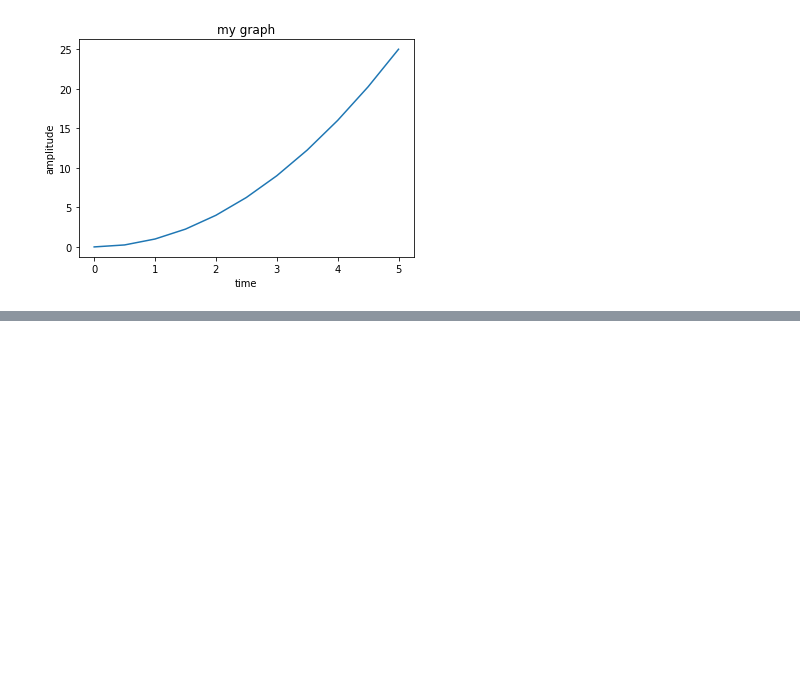
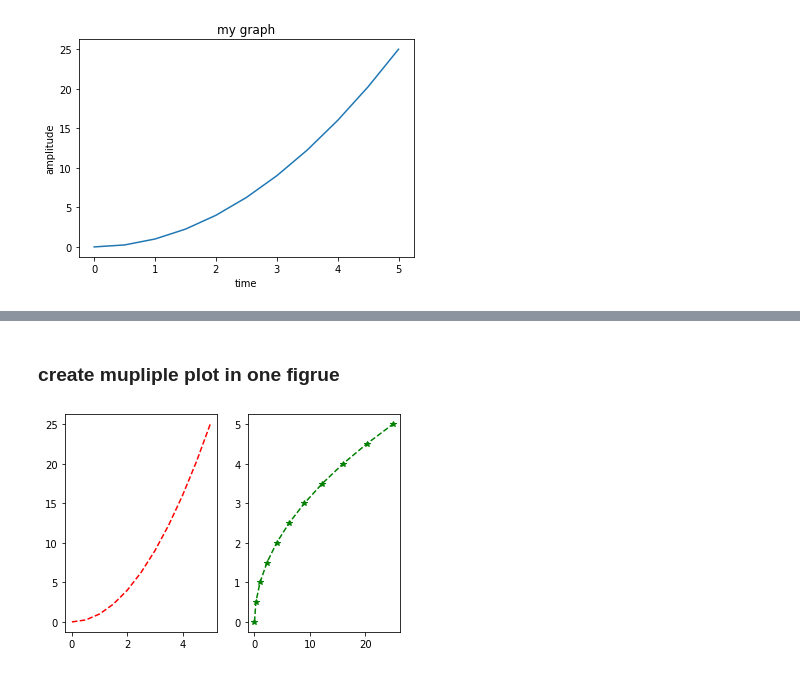
Before and after one commit to ikartik2001/CDAC-PYTHON-WITH-AI, a Jupyter notebook: JUPITER FOLDER (AI)/CLASSES JUPITER/class 14.ipynb, the cells around one changed output, grey strips where cells are left out. Drawn from its saved outputs; the diff is of its cells as text; code cells hidden in the pictures; blank space fills up the shorter version.

```diff
--- a/JUPITER FOLDER (AI)/CLASSES JUPITER/class 14.ipynb
+++ b/JUPITER FOLDER (AI)/CLASSES JUPITER/class 14.ipynb
@@ -37,0 +46,10 @@ plt.show()
+# %% [markdown]
+### create mupliple plot in one figrue
+# %%
+# plt.subplot(nrows,ncols,plot_number)
+plt.subplot(1,2,1)  #(row,col,plot_num)
+plt.plot(x,y,'r--')  # red with -- line pattern
+plt.subplot(1,2,2)
+plt.plot(y,x,'g*--');  # green with *-- pattern
+# %% [output]
+[figure, added]
```
Also changed, not shown: parts of 22 cells of this notebook, 8 other files.
